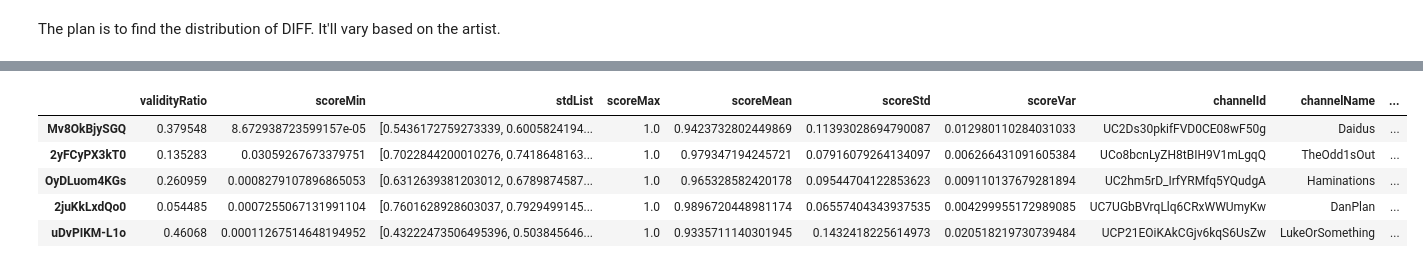
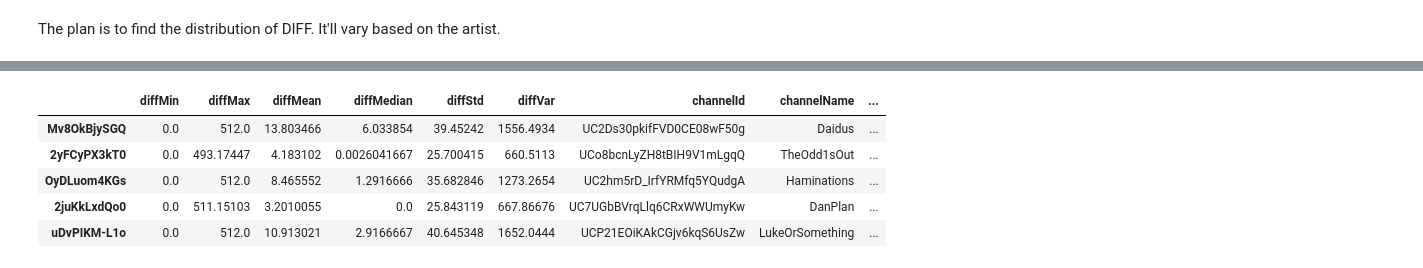
Before and after one commit to ojiwon-kenobi/youtuberChannels, a Jupyter notebook: animation_analysis/animation_analysis.ipynb, the cells around one changed output, grey strips where cells are left out. Saved outputs shown, nothing was run; the diff lists cells and outputs as text; code cells hidden in the pictures.

```diff
--- a/animation_analysis/animation_analysis.ipynb
+++ b/animation_analysis/animation_analysis.ipynb
@@ -198,11 +248,11 @@ channelId_to_mostViewedVidInfo
   'description': "Damn this is a long video. I guess I'm...pretty weird huh. This video took so long to make, I really wanted to put my very best into this one. I hope you enjoyed it! \n\nTry to find: ...
 # %%
 import regex as re
-channelId_to_mostViewedVidInfo = pandas.DataFrame.from_dict(channelId_to_mostViewedVidInfo).T
+channelId_to_mostViewedVidInfoDf = pd.DataFrame.from_dict(channelId_to_mostViewedVidInfo).T
 not_candidate_vidIds= ['kQEtRoyFfI8', 'hpQQohcHk9Q', '6wS_uON5s6Q', 'RlU32AfEVeU', 'iVqhzEaJhDw', 'Xnv7JGqjaAo', '18msRdBF11A', 'Ln4AnsWNUQI', 'Hkz0NcKPzMs']
 
 #https://en.wikipedia.org/wiki/ISO_8601#Durations
-for channelId, row in df.iterrows():
+for channelId, row in channelId_to_mostViewedVidInfoDf.iterrows():
     x= row['duration']
     m=0
     s=0
@@ -213,8 +263,8 @@ for channelId, row in df.iterrows():
     if int(m)*60+int(s) < 210:
         not_candidate_vidIds.append(row['vidId'])
 not_candidate_vidIds = set(not_candidate_vidIds)
-candidateVideos = list(set(df.vidId)- not_candidate_vidIds)
-channelId_to_mostViewedVidInfoDf = df[df.vidId.isin(candidateVideos)]
+candidateVideos = list(set(channelId_to_mostViewedVidInfoDf.vidId)- not_candidate_vidIds)
+channelId_to_mostViewedVidInfoDf = channelId_to_mostViewedVidInfoDf[channelId_to_mostViewedVidInfoDf.vidId.isin(candidateVideos)]
 print(len(channelId_to_mostViewedVidInfoDf))
 channelId_to_mostViewedVidInfoDf
 # %% [output]
@@ -327,42 +430,43 @@ for lineartPath in glob.glob("frames/*"):
 # %%
-# with open('vidIdToFramesListAndStats.json', 'w') as output:
-#     json.dump(dictOfVidIdToDiffMse, output)
-with open('vidIdToFramesListAndStats.json') as input:
+with open('vidIdToFramesListAndStats_mse_ssim.json', 'w') as output:
+    json.dump(dictOfVidIdToDiffMse, output)
+with open('vidIdToFramesListAndStats_mse_ssim.json') as input:
     data = json.load(input)
+dictOfVidIdToDiffMse
 # %%
-vidIdToFramesListAndStatsDf = pandas.DataFrame.from_dict(data).T
+vidIdToFramesListAndStatsDf = pd.DataFrame.from_dict(data).T
 
 
 with open('../channelId_to_mostViewedVidId.json') as input:
     channelId_to_mostViewedVidId = json.load(input)
 with open('../channelHolisticInfo.json') as input:
-    channelHolisticInfo = pandas.DataFrame.from_dict(json.load(input))
+    channelHolisticInfo = pd.DataFrame.from_dict(json.load(input))
 
 channelIdInOrder = []
 for index in vidIdToFramesListAndStatsDf.index:
     for channelId, mostViewedVidId in channelId_to_mostViewedVidId.items():
         if index == mostViewedVidId:
             channelIdInOrder.append(channelId)
 
 channelTitle=[]
 channelSubCountNormalized=[]
 for channelId in channelIdInOrder:
     for index, row in channelHolisticInfo.iterrows():
         if row['channelId'] == channelId:
             channelTitle.append(row['channelName'])
             channelSubCountNormalized.append(row['subscribersPerYearSinceFirstUpload'])
 channelHolisticInfo.head()
 vidIdToFramesListAndStatsDf['channelId'] = channelIdInOrder
 vidIdToFramesListAndStatsDf['channelName'] = channelTitle
 vidIdToFramesListAndStatsDf['subscribersPerYearSinceFirstUploadChannelName'] = channelSubCountNormalized
 vidIdToFramesListAndStatsDf.head()
 # %% [output]
-|  | validityRatio | scoreMin | stdList | scoreMax | scoreMean | scoreStd | scoreVar | channelId | channelName | ... |
-| Mv8OkBjySGQ | 0.379548 | 8.672938723599157e-05 | [0.5436172759273339, 0.6005824194... | 1.0 | 0.9423732802449869 | 0.11393028694790087 | 0.012980110284031033 | UC2Ds30pkifFVD0CE08wF50g | Daidus | ... |
-| 2yFCyPX3kT0 | 0.135283 | 0.03059267673379751 | [0.7022844200010276, 0.7418648163... | 1.0 | 0.979347194245721 | 0.07916079264134097 | 0.006266431091605384 | UCo8bcnLyZH8tBIH9V1mLgqQ | TheOdd1sOut | ... |
-| OyDLuom4KGs | 0.260959 | 0.0008279107896865053 | [0.6312639381203012, 0.6789874587... | 1.0 | 0.965328582420178 | 0.09544704122853623 | 0.009110137679281894 | UC2hm5rD_IrfYRMfq5YQudgA | Haminations | ... |
-| 2juKkLxdQo0 | 0.054485 | 0.0007255067131991104 | [0.7601628928603037, 0.7929499145... | 1.0 | 0.9896720448981174 | 0.06557404343937535 | 0.004299955172989085 | UC7UGbBVrqLlq6CRxWWUmyKw | DanPlan | ... |
-| uDvPIKM-L1o | 0.46068 | 0.00011267514648194952 | [0.43222473506495396, 0.503845646... | 1.0 | 0.9335711140301945 | 0.1432418225614973 | 0.020518219730739484 | UCP21EOiKAkCGjv6kqS6UsZw | LukeOrSomething | ... |
+|  | diffMin | diffMax | diffMean | diffMedian | diffStd | diffVar | channelId | channelName | ... |
+| Mv8OkBjySGQ | 0.0 | 512.0 | 13.803466 | 6.033854 | 39.45242 | 1556.4934 | UC2Ds30pkifFVD0CE08wF50g | Daidus | ... |
+| 2yFCyPX3kT0 | 0.0 | 493.17447 | 4.183102 | 0.0026041667 | 25.700415 | 660.5113 | UCo8bcnLyZH8tBIH9V1mLgqQ | TheOdd1sOut | ... |
+| OyDLuom4KGs | 0.0 | 512.0 | 8.465552 | 1.2916666 | 35.682846 | 1273.2654 | UC2hm5rD_IrfYRMfq5YQudgA | Haminations | ... |
+| 2juKkLxdQo0 | 0.0 | 511.15103 | 3.2010055 | 0.0 | 25.843119 | 667.86676 | UC7UGbBVrqLlq6CRxWWUmyKw | DanPlan | ... |
+| uDvPIKM-L1o | 0.0 | 512.0 | 10.913021 | 2.9166667 | 40.645348 | 1652.0444 | UCP21EOiKAkCGjv6kqS6UsZw | LukeOrSomething | ... |
 # %%
 %matplotlib widget
 # %%
```
Also changed, not shown: parts of 8 cells of this notebook, 2 other files.
